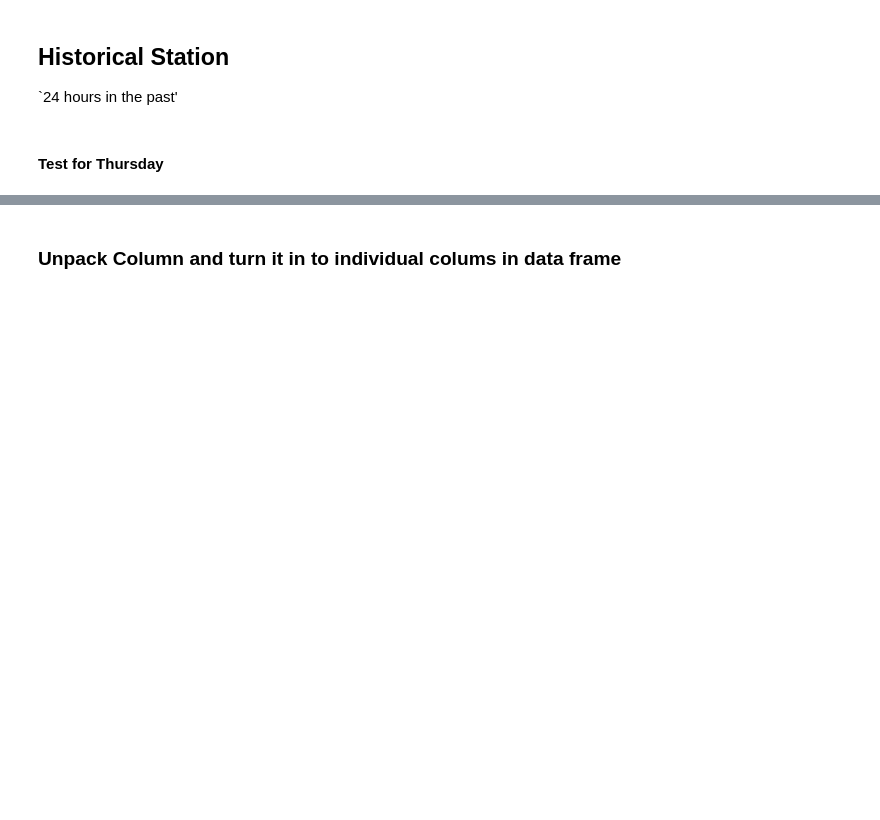
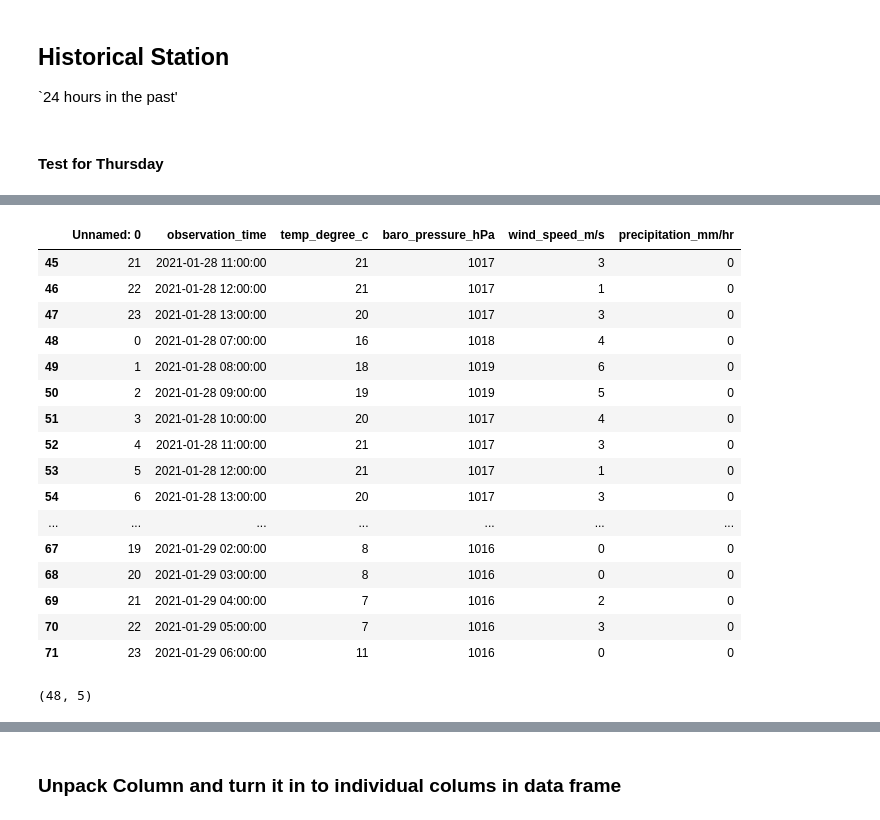
Before and after one commit to CSolitaire/climacell_project, a Jupyter notebook: Climacell API.ipynb, the cells around one changed output, grey strips where cells are left out. Cells and saved outputs as stored; diff of their text form; code cells hidden in the pictures; blank space fills up the shorter version.

Commit message:
DataFrame Collection Function Complete

```diff
--- a/Climacell API.ipynb
+++ b/Climacell API.ipynb
@@ -138,3 +138,7 @@
 #     return df
 # %% [markdown]
 #### Test for Thursday
+# %%
+import pandas as pd
+df = pd.read_csv('climate_data.csv')
+df.shape
@@ -150,0 +153,8 @@
+# %%
+# sorting by first name
+df.sort_values("observation_time", inplace = True)
+
+# dropping ALL duplicte values
+df.drop_duplicates(subset ="observation_time",
+                     keep = False, inplace = True)
+df.shape
@@ -150,0 +163,3 @@
+# %%
+df['observation_time'] =  pd.to_datetime(df['observation_time'])
+df.info()
@@ -150,0 +180,27 @@
+# %%
+df.tail(27)
+# %% [output]
+|  | Unnamed: 0 | observation_time | temp_degree_c | baro_pressure_hPa | wind_speed_m/s | precipitation_mm/hr |
+| 45 | 21 | 2021-01-28 11:00:00 | 21 | 1017 | 3 | 0 |
+| 46 | 22 | 2021-01-28 12:00:00 | 21 | 1017 | 1 | 0 |
+| 47 | 23 | 2021-01-28 13:00:00 | 20 | 1017 | 3 | 0 |
+| 48 | 0 | 2021-01-28 07:00:00 | 16 | 1018 | 4 | 0 |
+| 49 | 1 | 2021-01-28 08:00:00 | 18 | 1019 | 6 | 0 |
+| 50 | 2 | 2021-01-28 09:00:00 | 19 | 1019 | 5 | 0 |
+| 51 | 3 | 2021-01-28 10:00:00 | 20 | 1017 | 4 | 0 |
+| 52 | 4 | 2021-01-28 11:00:00 | 21 | 1017 | 3 | 0 |
+| 53 | 5 | 2021-01-28 12:00:00 | 21 | 1017 | 1 | 0 |
+| 54 | 6 | 2021-01-28 13:00:00 | 20 | 1017 | 3 | 0 |
+| ... | ... | ... | ... | ... | ... | ... |
+| 67 | 19 | 2021-01-29 02:00:00 | 8 | 1016 | 0 | 0 |
+| 68 | 20 | 2021-01-29 03:00:00 | 8 | 1016 | 0 | 0 |
+| 69 | 21 | 2021-01-29 04:00:00 | 7 | 1016 | 2 | 0 |
+| 70 | 22 | 2021-01-29 05:00:00 | 7 | 1016 | 3 | 0 |
+| 71 | 23 | 2021-01-29 06:00:00 | 11 | 1016 | 0 | 0 |
+# %%
+df = pd.read_csv('climate_data.csv')
+df.reset_index(drop = True)
+df.drop(columns =['Unnamed: 0'], inplace = True)
+df.shape
+# %% [output]
+(48, 5)
```
Also changed, not shown: parts of 8 cells of this notebook, 1 other file.
